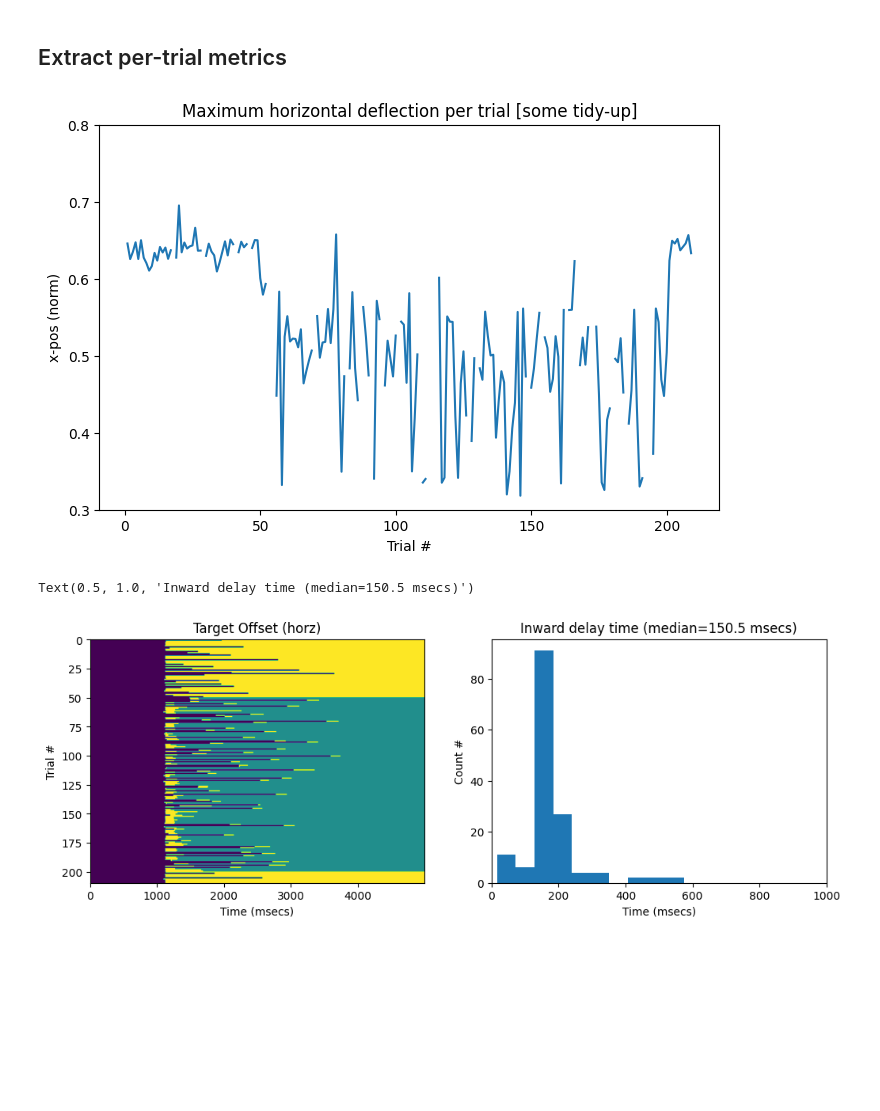
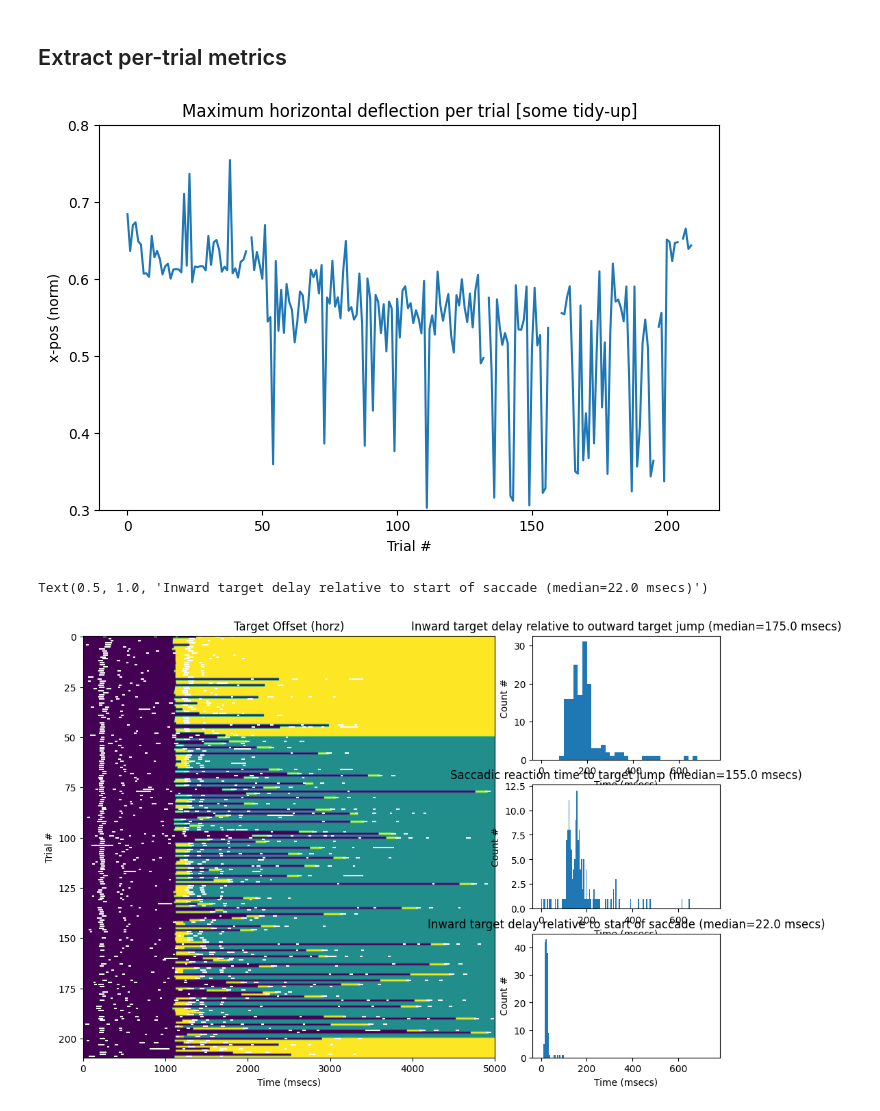
Before and after one commit to jsbrittain/saccadapt, a Jupyter notebook: lookatdata.ipynb, the cells around one changed output. Drawn from its saved outputs; the diff is of its cells as text; code cells hidden in the pictures; blank space fills up the shorter version.

Commit message:
(notebook) Add saccade-vs-target histograms to notebook

```diff
--- a/lookatdata.ipynb
+++ b/lookatdata.ipynb
@@ -38,7 +31,7 @@ Remove this section if you are uploading files manually.
 from google.colab import drive
 drive.mount('/content/drive')
 
-filename = "drive/MyDrive/sacc.adapt.data/IG.zero.lag.asc"
+filename = "drive/MyDrive/sacc.adapt.data/IG.100.lag.asc"
 
 eye = Eye.Eye(filename)
 # %% [output]
@@ -149,42 +142,85 @@ axs.set_title("Maximum horizontal deflection per trial [some tidy-up]")
 
 fig.show()
 # %% [output]
-[figure, old version]
+[figure, new version]
 # %%
 # Loop over trials
 target_positions = [960, 1548, 1251]
-fig, axs = plt.subplots(1, 2, figsize=(12, 4))
+fig, axs = plt.subplot_mosaic(
+    [['a','a','b'], ['a','a','c'], ['a','a','d']],
+    figsize=(12, 8),
+)
 count = 0
 max_samples = 5000
 x = 960 * np.ones((len(eye.trial), max_samples))
 x_mean = np.zeros(max_samples)
 inward_delay = []
+sacc_delay = []
+sacc_rt = []
 for index in eye.trial.index:
   targets = eye.trial['Targets'].loc[index]
   last_target_time = 0
-  outward_time = 0
+  outward_time, inward_time = 0, 0
   for t in targets:
     target_time, target_pos = int(t[0]-eye.trial['StartPos'].loc[index]), t[1]
     assert target_time > last_target_time
     last_target_time = target_time
     x[index, target_time:] = target_pos[0]
     if target_pos[0] == 1548:
       outward_time = target_time
     if target_pos[0] == 1251:
+      inward_time = target_time
+      assert inward_time > outward_time
       inward_delay.append(target_time - outward_time)
-  #axs.plot(x[:, index], 'k', linewidth=0.1)
+  # First saccade after outward_time
+  saccades = eye.trial['Saccades'].loc[index]
+  if inward_time > 0 and outward_time > 0:
+    for sacc in saccades:
+      sacc_time = sacc[0] - eye.trial['StartPos'].loc[index]
+      if sacc_time > outward_time:
+        sacc_delay.append(inward_time - sacc_time)
+        sacc_rt.append(sacc_time - outward_time)
+        break
 
-axs[0].imshow(x, aspect='auto')
-axs[0].set_xlabel('Time (msecs)')
-axs[0].set_ylabel('Trial #')
-axs[0].set_title("Target Offset (horz)")
+offset = 0.0
+plot_saccades = True
+plot_fixations = False
 
-axs[1].hist(inward_delay, 20)
-axs[1].set_xlim(0, 1000)
-axs[1].set_xlabel('Time (msecs)')
-axs[1].set_ylabel('Count #')
-axs[1].set_title(f"Inward delay time (median={np.median(inward_delay)} msecs)")
-# fig.show()
+axs['a'].imshow(x, aspect='auto')
+for index in eye.trial.index:
+  if plot_saccades:
+    saccades = eye.trial['Saccades'].loc[index]
+    for sacc in saccades:
+      axs['a'].plot([
+          sacc[0] - eye.trial.StartPos.loc[index],
+          sacc[1] - eye.trial.StartPos.loc[index]],
+          [index - offset, index - offset], 'w-')
+  if plot_fixations:
+    fixations = eye.trial['Fixations'].loc[index]
+    for fix in fixations:
+      axs['a'].plot([
+          fix[0] - eye.trial.StartPos.loc[index],
+          fix[1] - eye.trial.StartPos.loc[index]],
+          [index + offset, index + offset], 'r-')
+axs['a'].set_xlim(0, 5000)
+axs['a'].set_xlabel('Time (msecs)')
+axs['a'].set_ylabel('Trial #')
+axs['a'].set_title("Target Offset (horz)")
+
+axs['b'].hist(inward_delay, range(0, 750, 20))
+axs['b'].set_xlabel('Time (msecs)')
+axs['b'].set_ylabel('Count #')
+axs['b'].set_title(f"Inward target delay relative to outward target jump (median={np.median(inward_delay)} msecs)")
+
+axs['c'].hist(sacc_rt, range(0, 750, 5))
+axs['c'].set_xlabel('Time (msecs)')
+axs['c'].set_ylabel('Count #')
+axs['c'].set_title(f"Saccadic reaction time to target jump (median={np.median(sacc_rt)} msecs)")
+
+axs['d'].hist(sacc_delay, range(0, 750, 5))
+axs['d'].set_xlabel('Time (msecs)')
+axs['d'].set_ylabel('Count #')
+axs['d'].set_title(f"Inward target delay relative to start of saccade (median={np.median(sacc_delay)} msecs)")
 # %% [output]
-Text(0.5, 1.0, 'Inward delay time (median=150.5 msecs)')
+Text(0.5, 1.0, 'Inward target delay relative to start of saccade (median=22.0 msecs)')
-[figure, old version]
+[figure, new version]
```
Also changed, not shown: parts of 4 cells of this notebook.
